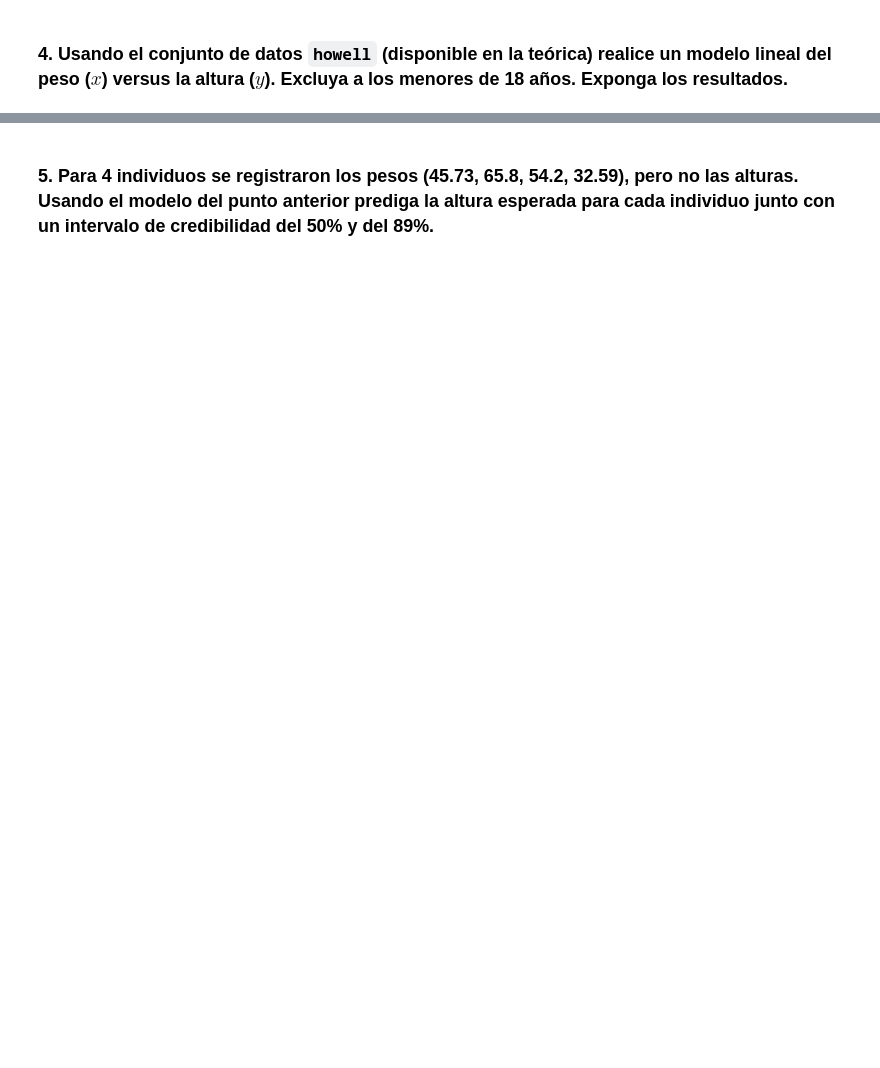
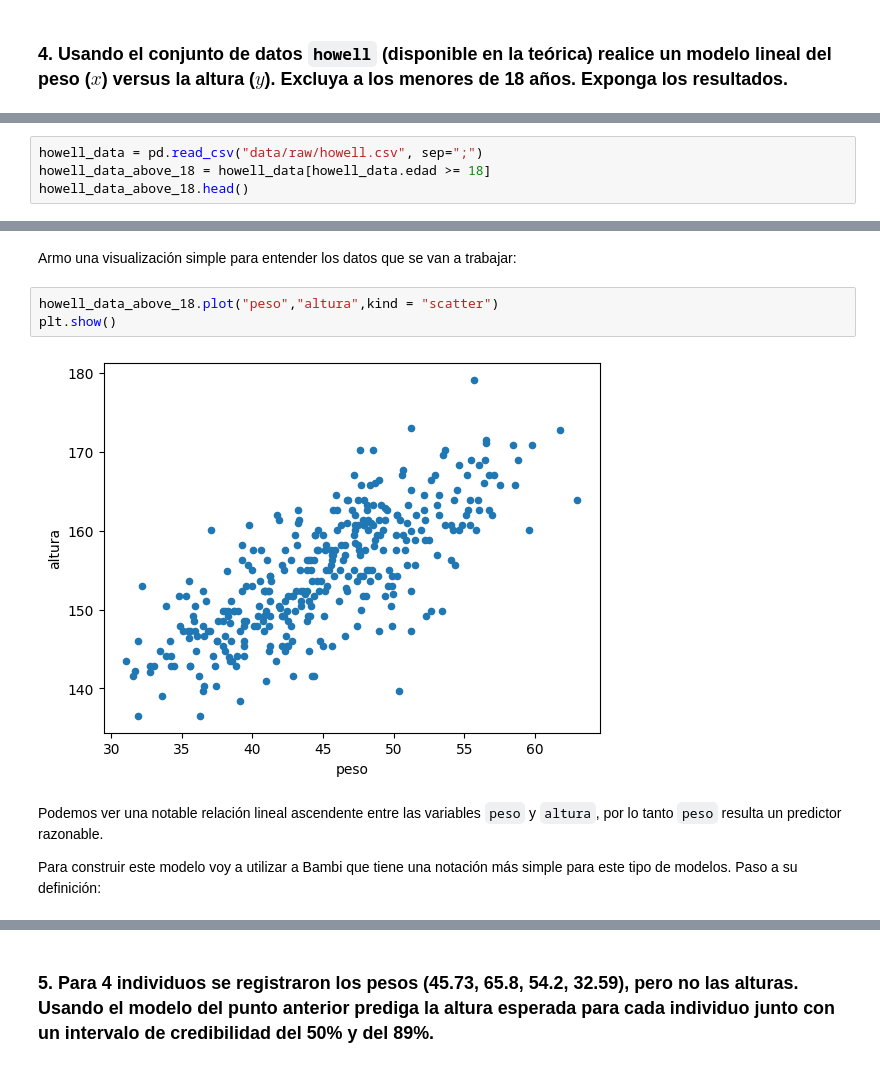
Before and after one commit to Gerardo1909/EEI2_ejercicios, a Jupyter notebook: ejercicios/modulo5.ipynb, the cells around one changed output, grey strips where cells are left out. Cells and saved outputs as stored; diff of their text form; blank space fills up the shorter version.

```diff
--- a/ejercicios/modulo5.ipynb
+++ b/ejercicios/modulo5.ipynb
@@ -38,0 +61,4 @@ $$\epsilon \sim HalfNormal(25)$$
+# %%
+howell_data = pd.read_csv("data/raw/howell.csv", sep=";")
+howell_data_above_18 = howell_data[howell_data.edad >= 18]
+howell_data_above_18.head()
@@ -38,0 +72,11 @@ $$\epsilon \sim HalfNormal(25)$$
+# %% [markdown]
+Armo una visualización simple para entender los datos que se van a trabajar:
+# %%
+howell_data_above_18.plot("peso","altura",kind = "scatter")
+plt.show()
+# %% [output]
+[figure, added]
+# %% [markdown]
+Podemos ver una notable relación lineal ascendente entre las variables `peso` y `altura`, por lo tanto `peso` resulta un predictor razonable.
+
+Para construir este modelo voy a utilizar a Bambi que tiene una notación más simple para este tipo de modelos. Paso a su definición:
```
Also changed, not shown: parts of 90 cells of this notebook.
